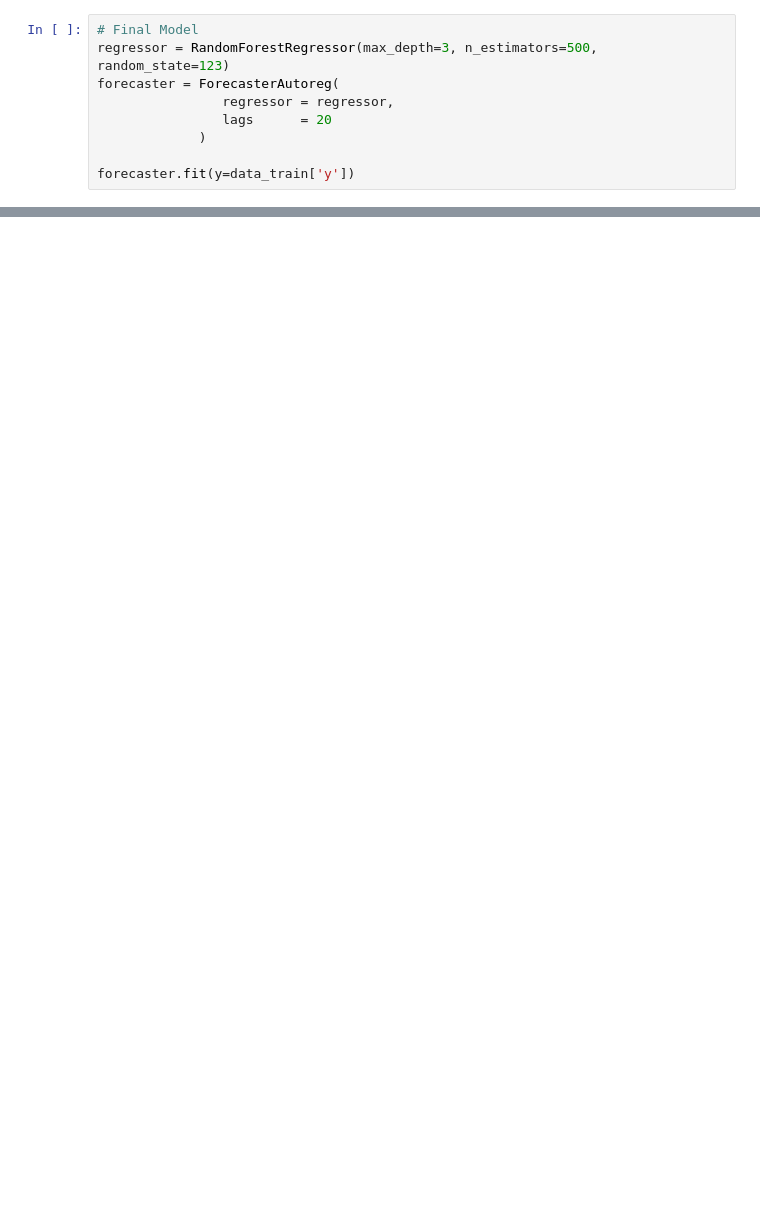
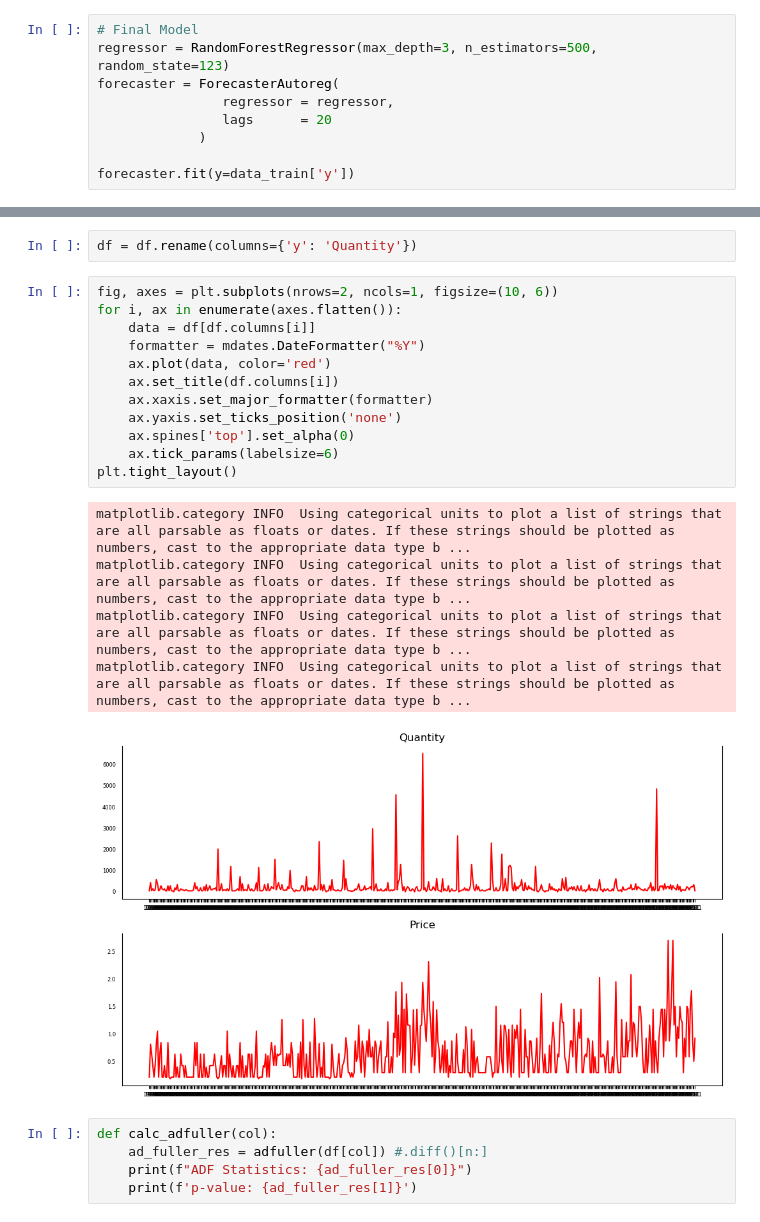
Before and after one commit to Hoomaaan/Retail-Store-Challenge, a Jupyter notebook: Forecast.ipynb, the cells around one changed output, grey strips where cells are left out. Saved outputs shown, nothing was run; the diff lists cells and outputs as text; blank space fills up the shorter version.

```diff
--- a/Forecast.ipynb
+++ b/Forecast.ipynb
@@ -211,0 +239,25 @@ Test error (mse): 9822.544411949024
+# %%
+df = df.rename(columns={'y': 'Quantity'})
+# %%
+fig, axes = plt.subplots(nrows=2, ncols=1, figsize=(10, 6))
+for i, ax in enumerate(axes.flatten()):
+    data = df[df.columns[i]]
+    formatter = mdates.DateFormatter("%Y")
+    ax.plot(data, color='red')
+    ax.set_title(df.columns[i])
+    ax.xaxis.set_major_formatter(formatter)
+    ax.yaxis.set_ticks_position('none')
+    ax.spines['top'].set_alpha(0)
+    ax.tick_params(labelsize=6)
+plt.tight_layout()
+# %% [output]
+matplotlib.category INFO  Using categorical units to plot a list of strings that are all parsable as floats or dates. If these strings should be plotted as numbers, cast to the appropriate data type b ...
+matplotlib.category INFO  Using categorical units to plot a list of strings that are all parsable as floats or dates. If these strings should be plotted as numbers, cast to the appropriate data type b ...
+matplotlib.category INFO  Using categorical units to plot a list of strings that are all parsable as floats or dates. If these strings should be plotted as numbers, cast to the appropriate data type b ...
+matplotlib.category INFO  Using categorical units to plot a list of strings that are all parsable as floats or dates. If these strings should be plotted as numbers, cast to the appropriate data type b ...
+[figure, added]
+# %%
+def calc_adfuller(col):
+    ad_fuller_res = adfuller(df[col]) #.diff()[n:]
+    print(f"ADF Statistics: {ad_fuller_res[0]}")
+    print(f'p-value: {ad_fuller_res[1]}')
```
Also changed, not shown: parts of 30 cells of this notebook.
